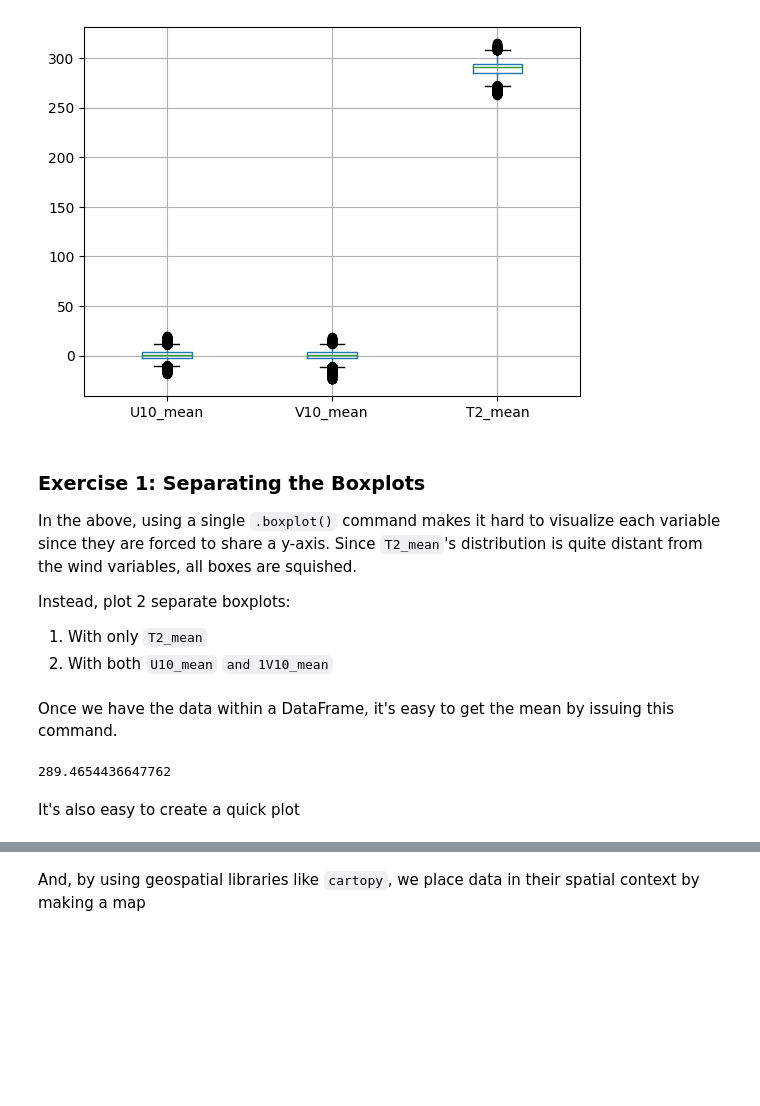
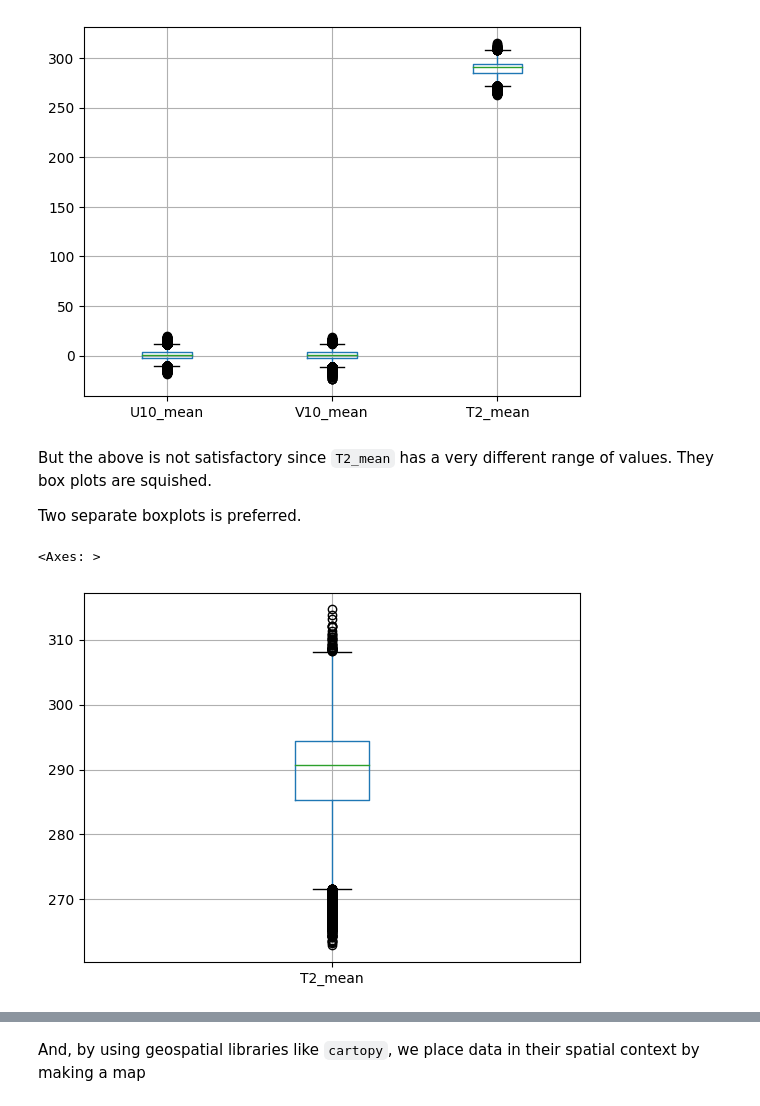
Before and after one commit to ekrell/ams_ai_shortcourse_2024, a Jupyter notebook: modules/preprocessing_exploring.ipynb, the cells around one changed output, grey strips where cells are left out. Drawn from its saved outputs; the diff is of its cells as text; code cells hidden in the pictures; blank space fills up the shorter version.

```diff
--- a/modules/preprocessing_exploring.ipynb
+++ b/modules/preprocessing_exploring.ipynb
@@ -217,20 +214,12 @@ df1.boxplot()
 # %% [output]
 <Axes: >
 [figure]
-# %% [markdown]
-### Exercise 1: Separating the Boxplots
-
-In the above, using a single `.boxplot()` command makes it hard to visualize each variable since they are forced to share a y-axis. Since `T2_mean`'s distribution is quite distant from the wind variables, all boxes are squished.
-
-Instead, plot 2 separate boxplots:
-
-1. With only `T2_mean`
-2. With both `U10_mean` `and 1V10_mean`
-# %% [markdown]
-Once we have the data within a DataFrame, it's easy to get the mean by issuing this command.
+# %% [markdown]
+But the above is not satisfactory since `T2_mean` has a very different range of values. They box plots are squished.
+
+Two separate boxplots is preferred.
 # %%
-df1['T2_mean'].mean()
+df1.boxplot("T2_mean")
 # %% [output]
-289.4654436647762
+<Axes: >
+[figure, added]
-# %% [markdown]
-It's also easy to create a quick plot
```
Also changed, not shown: parts of 22 cells of this notebook.
